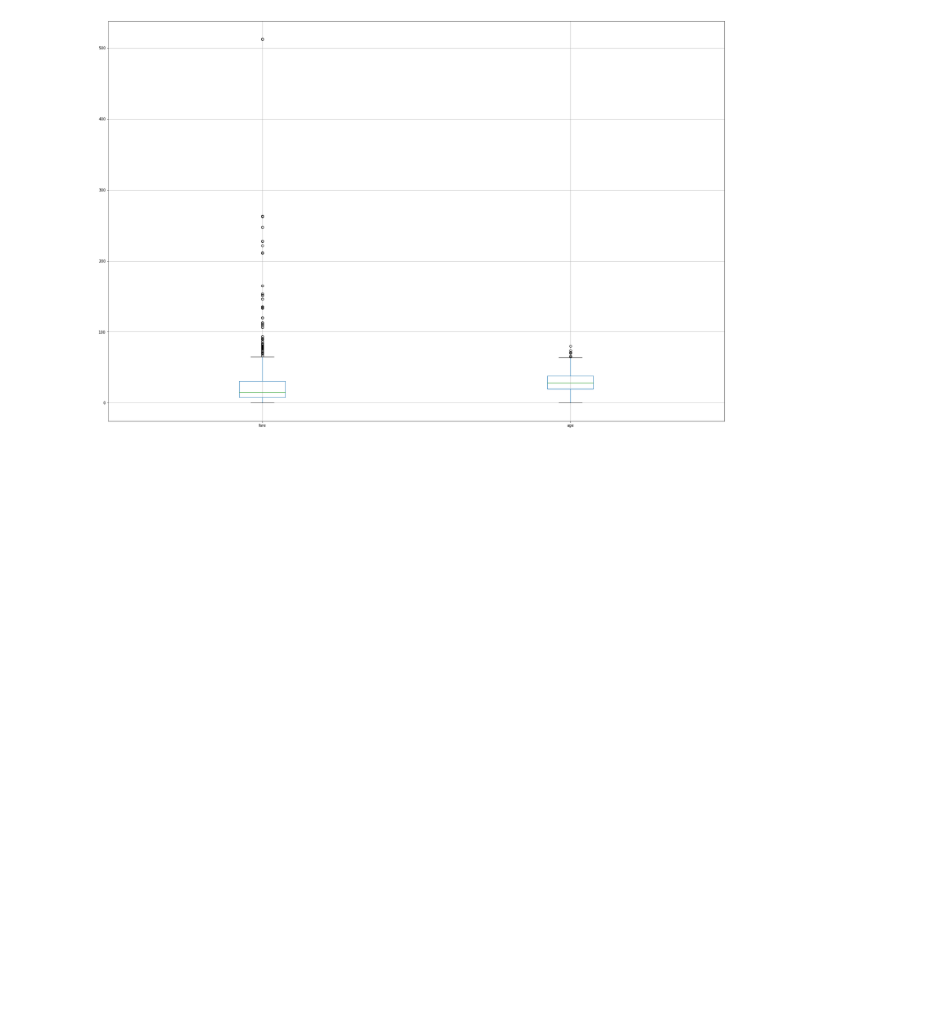
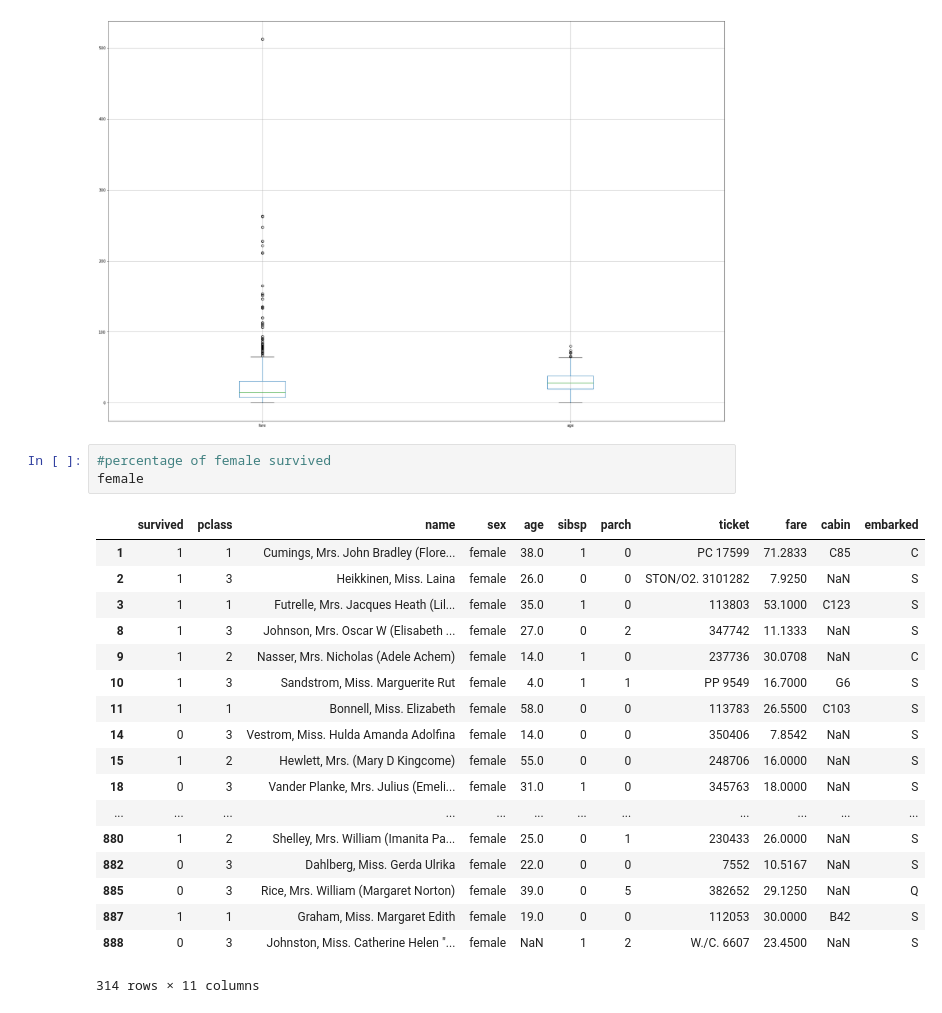
Before and after one commit to shreyaagrawal0809/mp-schools, a Jupyter notebook: titanic-data-analysis/analysis-titanic-data.ipynb, the cells around one changed output. Cells and saved outputs as stored; diff of their text form; blank space fills up the shorter version.

```diff
--- a/titanic-data-analysis/analysis-titanic-data.ipynb
+++ b/titanic-data-analysis/analysis-titanic-data.ipynb
@@ -378,3 +377,25 @@ dataframe1.boxplot(column = ['fare','age'])
 # %% [output]
 <matplotlib.axes._subplots.AxesSubplot at 0x...>
 [figure]
+# %%
+#percentage of female survived
+female
+# %% [output]
+|  | survived | pclass | name | sex | age | sibsp | parch | ticket | fare | cabin | embarked |
+| 1 | 1 | 1 | Cumings, Mrs. John Bradley (Flore... | female | 38.0 | 1 | 0 | PC 17599 | 71.2833 | C85 | C |
+| 2 | 1 | 3 | Heikkinen, Miss. Laina | female | 26.0 | 0 | 0 | STON/O2. 3101282 | 7.9250 | NaN | S |
+| 3 | 1 | 1 | Futrelle, Mrs. Jacques Heath (Lil... | female | 35.0 | 1 | 0 | 113803 | 53.1000 | C123 | S |
+| 8 | 1 | 3 | Johnson, Mrs. Oscar W (Elisabeth ... | female | 27.0 | 0 | 2 | 347742 | 11.1333 | NaN | S |
+| 9 | 1 | 2 | Nasser, Mrs. Nicholas (Adele Achem) | female | 14.0 | 1 | 0 | 237736 | 30.0708 | NaN | C |
+| 10 | 1 | 3 | Sandstrom, Miss. Marguerite Rut | female | 4.0 | 1 | 1 | PP 9549 | 16.7000 | G6 | S |
+| 11 | 1 | 1 | Bonnell, Miss. Elizabeth | female | 58.0 | 0 | 0 | 113783 | 26.5500 | C103 | S |
+| 14 | 0 | 3 | Vestrom, Miss. Hulda Amanda Adolfina | female | 14.0 | 0 | 0 | 350406 | 7.8542 | NaN | S |
+| 15 | 1 | 2 | Hewlett, Mrs. (Mary D Kingcome) | female | 55.0 | 0 | 0 | 248706 | 16.0000 | NaN | S |
+| 18 | 0 | 3 | Vander Planke, Mrs. Julius (Emeli... | female | 31.0 | 1 | 0 | 345763 | 18.0000 | NaN | S |
+| ... | ... | ... | ... | ... | ... | ... | ... | ... | ... | ... | ... |
+| 880 | 1 | 2 | Shelley, Mrs. William (Imanita Pa... | female | 25.0 | 0 | 1 | 230433 | 26.0000 | NaN | S |
+| 882 | 0 | 3 | Dahlberg, Miss. Gerda Ulrika | female | 22.0 | 0 | 0 | 7552 | 10.5167 | NaN | S |
+| 885 | 0 | 3 | Rice, Mrs. William (Margaret Norton) | female | 39.0 | 0 | 5 | 382652 | 29.1250 | NaN | Q |
+| 887 | 1 | 1 | Graham, Miss. Margaret Edith | female | 19.0 | 0 | 0 | 112053 | 30.0000 | B42 | S |
+| 888 | 0 | 3 | Johnston, Miss. Catherine Helen "... | female | NaN | 1 | 2 | W./C. 6607 | 23.4500 | NaN | S |
+314 rows × 11 columns
```
Also changed, not shown: parts of 13 cells of this notebook.
